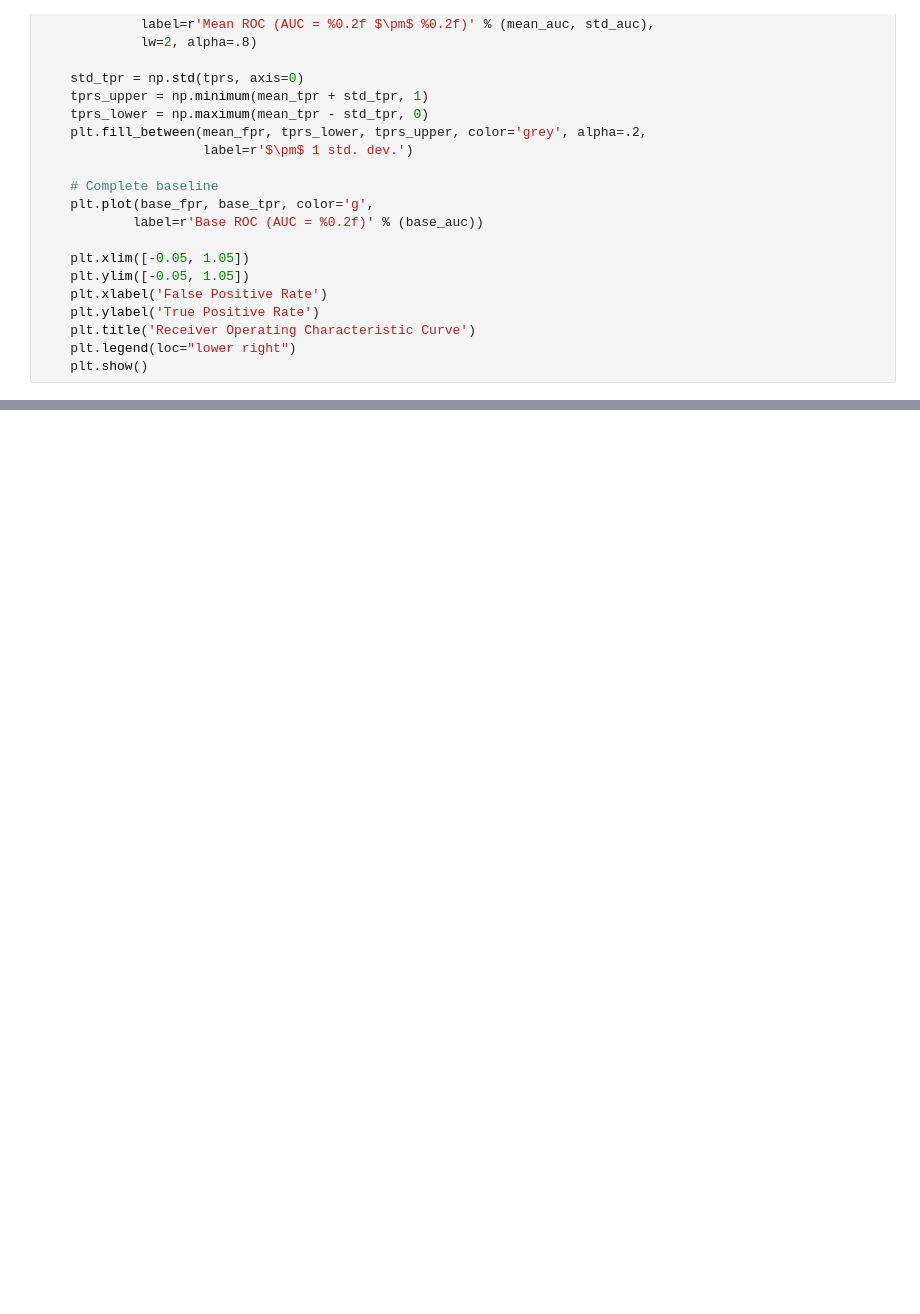
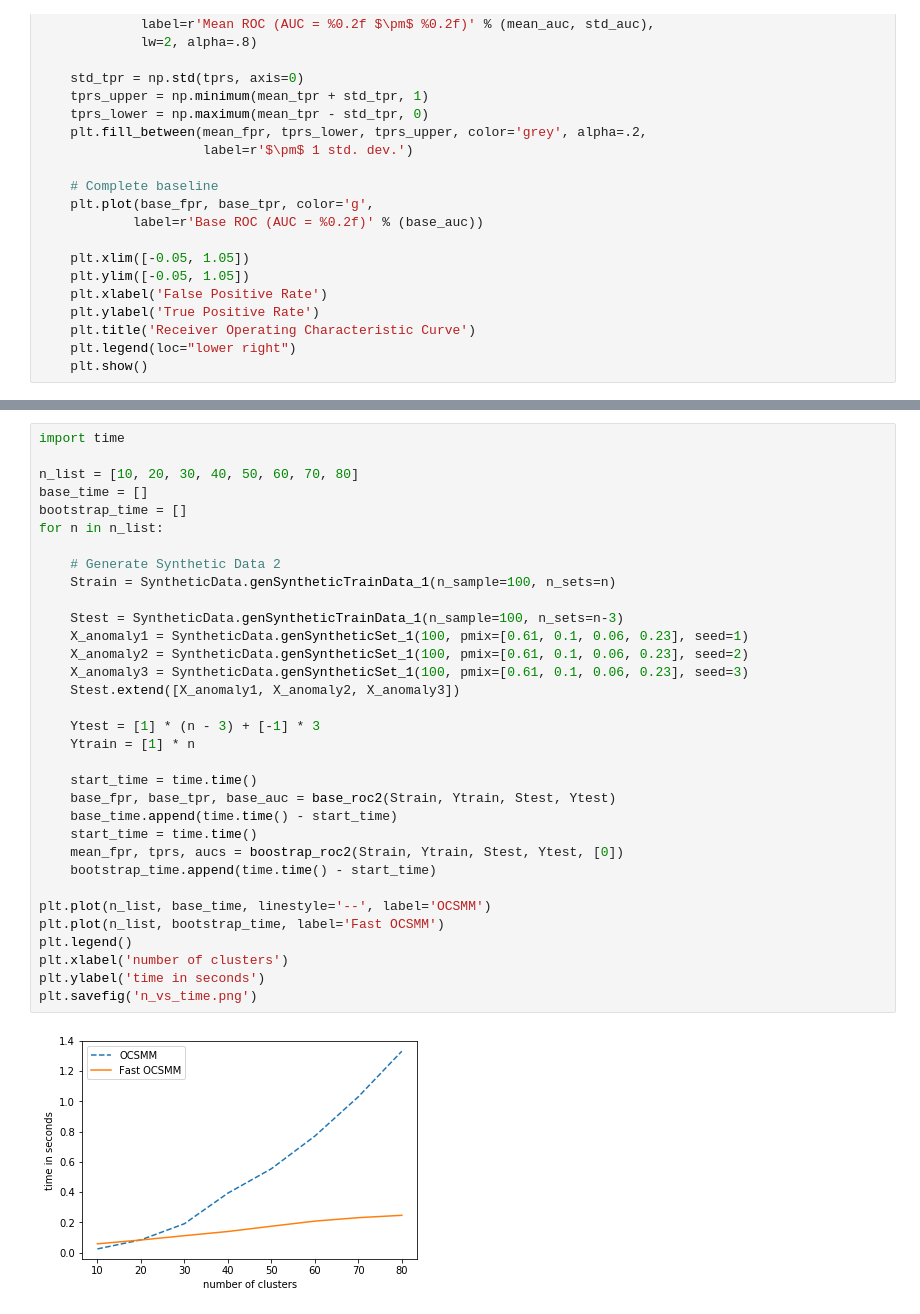
Before and after one commit to kdgutier/FastOCSMM, a Jupyter notebook: OneClassSMM2.ipynb, the cells around one changed output, grey strips where cells are left out. Drawn from its saved outputs; the diff is of its cells as text; blank space fills up the shorter version.

```diff
--- a/OneClassSMM2.ipynb
+++ b/OneClassSMM2.ipynb
@@ -366,0 +384,35 @@ plot_mean_and_CI(mean_fpr, tprs, aucs, base_fpr, base_tpr, base_auc)
+# %%
+import time
+
+n_list = [10, 20, 30, 40, 50, 60, 70, 80]
+base_time = []
+bootstrap_time = []
+for n in n_list:
+
+    # Generate Synthetic Data 2
+    Strain = SyntheticData.genSyntheticTrainData_1(n_sample=100, n_sets=n)
+
+    Stest = SyntheticData.genSyntheticTrainData_1(n_sample=100, n_sets=n-3)
+    X_anomaly1 = SyntheticData.genSyntheticSet_1(100, pmix=[0.61, 0.1, 0.06, 0.23], seed=1)
+    X_anomaly2 = SyntheticData.genSyntheticSet_1(100, pmix=[0.61, 0.1, 0.06, 0.23], seed=2)
+    X_anomaly3 = SyntheticData.genSyntheticSet_1(100, pmix=[0.61, 0.1, 0.06, 0.23], seed=3)
+    Stest.extend([X_anomaly1, X_anomaly2, X_anomaly3])
+
+    Ytest = [1] * (n - 3) + [-1] * 3
+    Ytrain = [1] * n
+
+    start_time = time.time()
+    base_fpr, base_tpr, base_auc = base_roc2(Strain, Ytrain, Stest, Ytest)
+    base_time.append(time.time() - start_time)
+    start_time = time.time()
+    mean_fpr, tprs, aucs = boostrap_roc2(Strain, Ytrain, Stest, Ytest, [0])
+    bootstrap_time.append(time.time() - start_time)
+
+plt.plot(n_list, base_time, linestyle='--', label='OCSMM')
+plt.plot(n_list, bootstrap_time, label='Fast OCSMM')
+plt.legend()
+plt.xlabel('number of clusters')
+plt.ylabel('time in seconds')
+plt.savefig('n_vs_time.png')
+# %% [output]
+[figure, added]
```
Also changed, not shown: parts of 13 cells of this notebook, 3 other files.
